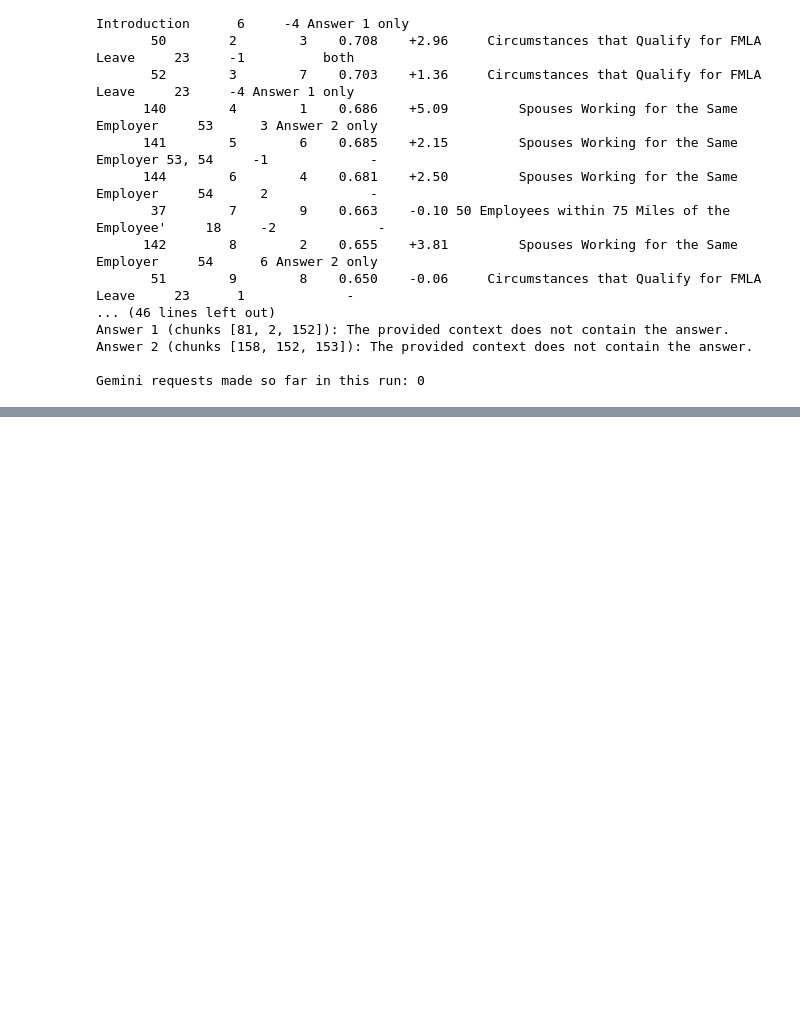
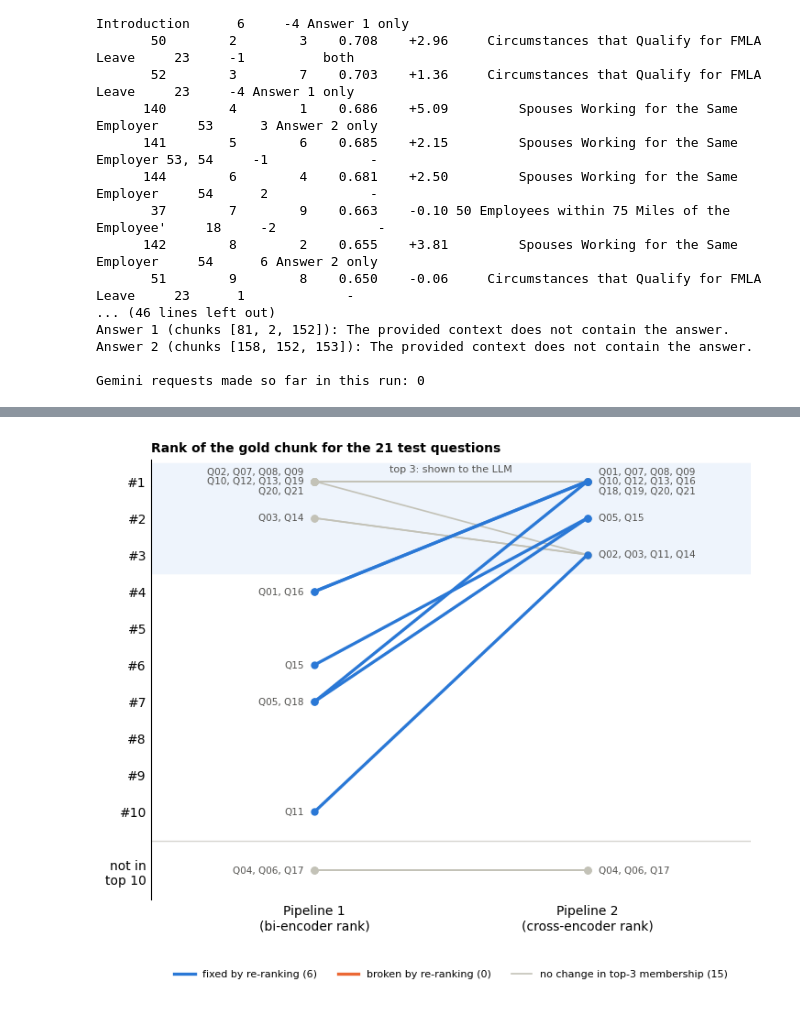
Before and after one commit to Sathviktr/RAG_LMA, a Jupyter notebook: rag_baseline_vs_rerank.ipynb, the cells around one changed output, grey strips where cells are left out. Saved outputs shown, nothing was run; the diff lists cells and outputs as text; code cells hidden in the pictures; blank space fills up the shorter version.

```diff
--- a/rag_baseline_vs_rerank.ipynb
+++ b/rag_baseline_vs_rerank.ipynb
@@ -1011,0 +1143,17 @@ Gemini requests made so far in this run: 0
+# %%
+# Summary metrics over the 21 questions
+k, n = 10, 3
+ce_ranks = eval_df["ce_rank"].fillna(k + 1).astype(int)
+summary = pd.DataFrame({
+    "Pipeline 1 (bi-encoder)": {
+        "Hit@3": (eval_df["bi_rank"] <= n).mean(),
+        "Recall@10": (eval_df["bi_rank"] <= k).mean(),
+        "MRR@10": np.where(eval_df["bi_rank"] <= k, 1 / eval_df["bi_rank"], 0).mean()},
+    "Pipeline 2 (+ cross-encoder)": {
+        "Hit@3": (ce_ranks <= n).mean(),
+        "Recall@10": (eval_df["bi_rank"] <= k).mean(),
+        "MRR@10": np.where(ce_ranks <= k, 1 / ce_ranks, 0).mean()},
+}).round(3)
+print(summary.to_string(), "\n")
+print(eval_df["outcome"].value_counts().to_string())
+summary.to_csv(os.path.join(RESULTS_DIR, "retrieval_metrics.csv"))
@@ -1011,0 +1170,49 @@ Gemini requests made so far in this run: 0
+# %%
+# Slope chart: gold-chunk rank in Pipeline 1 (left) vs Pipeline 2 (right).
+# Questions whose gold chunk is not in the top 10 are drawn in a band below rank 10.
+COLORS = {"fixed by re-ranking": "#2a78d6", "broken by re-ranking": "#eb6834"}
+OUT_Y = k + 1.6                                            # position of the "not in top 10" band
+
+fig, ax = plt.subplots(figsize=(7.5, 6.2))
+ax.axhspan(0.5, n + 0.5, color="#eef4fc", zorder=0)        # the top-3 zone the LLM sees
+ax.text(0.5, 0.75, "top 3: shown to the LLM", ha="center", fontsize=8, color="#52514e")
+ax.axhline(k + 0.8, color="#d6d5d0", linewidth=1)
+
+left_labels, right_labels = {}, {}
+for row in eval_df.itertuples():
+    y1 = row.bi_rank if row.bi_rank <= k else OUT_Y
+    y2 = row.ce_rank if pd.notna(row.ce_rank) else OUT_Y
+    color = COLORS.get(row.outcome, "#c3c2b7")
+    width = 2.4 if row.outcome in COLORS else 1.2
+    ax.plot([0, 1], [y1, y2], color=color, linewidth=width, marker="o", markersize=5, zorder=3 if row.outcome in COLORS else 2)
+    left_labels.setdefault(y1, []).append(row.id)
+    right_labels.setdefault(y2, []).append(row.id)
+
+def id_lines(ids, per_line=4):
+    return "\n".join(", ".join(ids[i:i + per_line]) for i in range(0, len(ids), per_line))
+
+for y, ids in left_labels.items():
+    ax.text(-0.04, y, id_lines(ids), ha="right", va="center", fontsize=7.5, color="#52514e", linespacing=1.1)
+for y, ids in right_labels.items():
+    ax.text(1.04, y, id_lines(ids), ha="left", va="center", fontsize=7.5, color="#52514e", linespacing=1.1)
+
+ax.set_ylim(OUT_Y + 0.8, 0.4)
+ax.set_xlim(-0.6, 1.6)
+ax.set_yticks(list(range(1, k + 1)) + [OUT_Y])
+ax.set_yticklabels([f"#{i}" for i in range(1, k + 1)] + ["not in\ntop 10"])
+ax.set_xticks([0, 1])
+ax.set_xticklabels(["Pipeline 1\n(bi-encoder rank)", "Pipeline 2\n(cross-encoder rank)"])
+for side in ("top", "right", "bottom"):
+    ax.spines[side].set_visible(False)
+ax.tick_params(length=0)
+counts = eval_df["outcome"].value_counts()
+handles = [plt.Line2D([], [], color=c, linewidth=2.4, label=f"{l} ({counts.get(l, 0)})") for l, c in COLORS.items()]
+n_other = len(eval_df) - sum(counts.get(l, 0) for l in COLORS)
+handles.append(plt.Line2D([], [], color="#c3c2b7", linewidth=1.2, label=f"no change in top-3 membership ({n_other})"))
+ax.legend(handles=handles, loc="lower center", bbox_to_anchor=(0.5, -0.2), ncol=3, frameon=False, fontsize=8)
+ax.set_title("Rank of the gold chunk for the 21 test questions", loc="left", fontsize=10, fontweight="bold")
+plt.tight_layout()
+plt.savefig(os.path.join(FIG_DIR, "rank_shifts.png"), dpi=150, bbox_inches="tight")
+plt.show()
+# %% [output]
+[figure, added]
```
Also changed, not shown: parts of 9 cells of this notebook, 5 other files.
